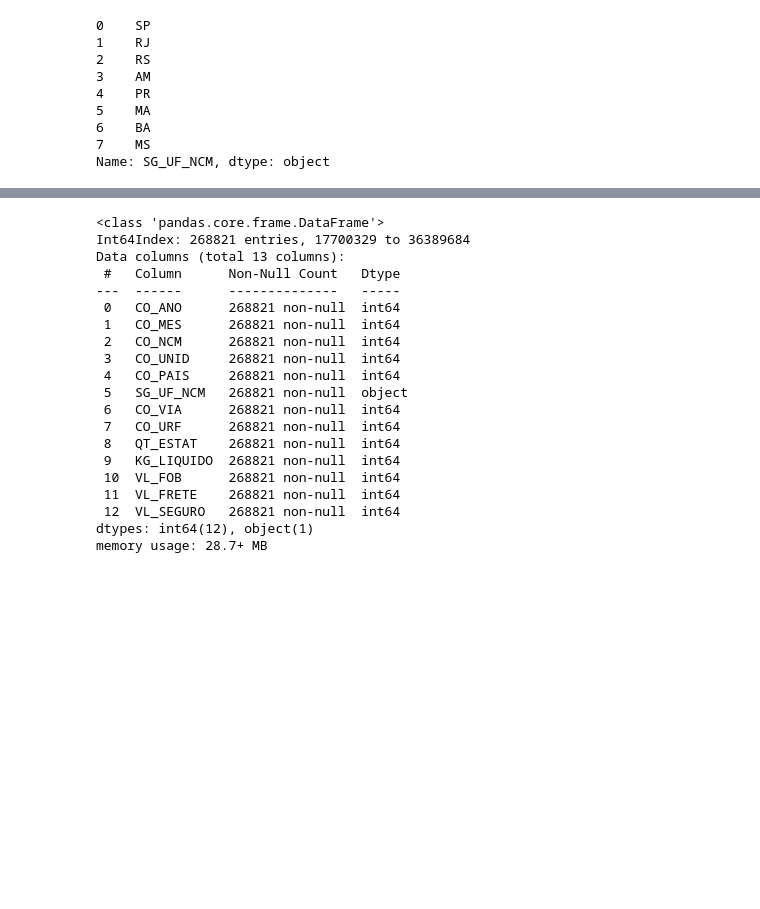
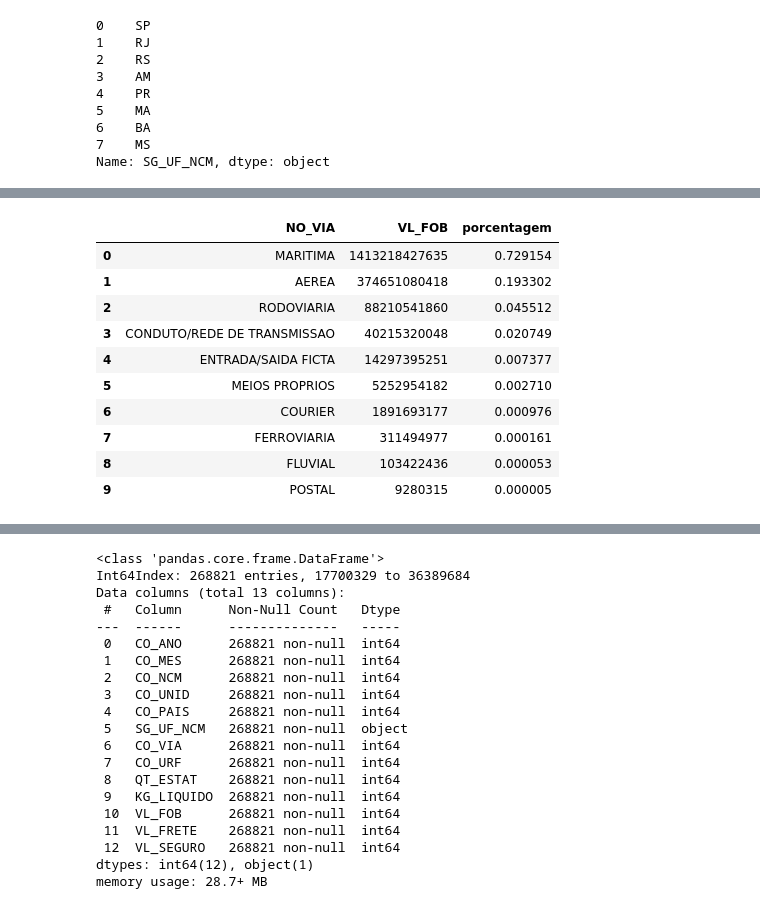
Before and after one commit to Danielpsob/DSWP, a Jupyter notebook: notebooks/analise_dados29-03.ipynb, the cells around one changed output, grey strips where cells are left out. Cells and saved outputs as stored; diff of their text form; code cells hidden in the pictures; blank space fills up the shorter version.

```diff
--- a/notebooks/analise_dados29-03.ipynb
+++ b/notebooks/analise_dados29-03.ipynb
@@ -750,0 +774,25 @@ df_total.head()
+# %%
+# Visualização dos 15 países que mais exportam em valor FOB
+
+bb = df_total.groupby(['NO_VIA']).sum().sort_values(by=['VL_FOB'],ascending=False)
+bb = bb[['VL_FOB']]
+fob_total = bb.VL_FOB.sum()
+bb['porcentagem'] = bb.VL_FOB.apply(lambda x: x/fob_total)
+bb.reset_index(inplace=True)
+
+
+# Salvando na variavel "total" O valor FOB total importado na NCM do produto
+df = bb.copy()
+df
+# %% [output]
+|  | NO_VIA | VL_FOB | porcentagem |
+| 0 | MARITIMA | 1413218427635 | 0.729154 |
+| 1 | AEREA | 374651080418 | 0.193302 |
+| 2 | RODOVIARIA | 88210541860 | 0.045512 |
+| 3 | CONDUTO/REDE DE TRANSMISSAO | 40215320048 | 0.020749 |
+| 4 | ENTRADA/SAIDA FICTA | 14297395251 | 0.007377 |
+| 5 | MEIOS PROPRIOS | 5252954182 | 0.002710 |
+| 6 | COURIER | 1891693177 | 0.000976 |
+| 7 | FERROVIARIA | 311494977 | 0.000161 |
+| 8 | FLUVIAL | 103422436 | 0.000053 |
+| 9 | POSTAL | 9280315 | 0.000005 |
```
Also changed, not shown: parts of 65 cells of this notebook.
